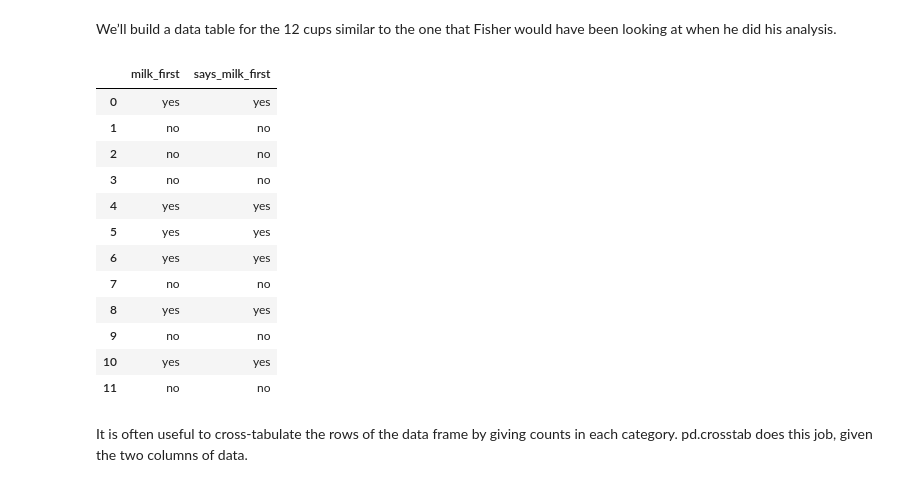
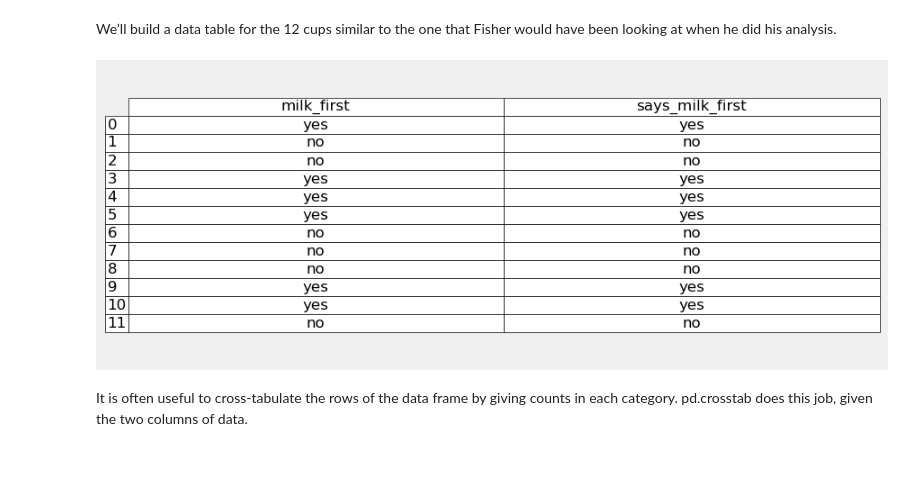
Before and after one commit to ECronin1973/Applied_Statistics_MyWork, a Jupyter notebook: tasks.ipynb, the cells around one changed output. Drawn from its saved outputs; the diff is of its cells as text; code cells hidden in the pictures.

```diff
--- a/tasks.ipynb
+++ b/tasks.ipynb
@@ -102,34 +102,47 @@ plt.style.use('fivethirtyeight')
 # %% [markdown]
 We’ll build a data table for the 12 cups similar to the one that Fisher would have been looking at when he did his analysis.
 # %%
-# Make an empty DataFrame to store the twelve cups.
+# Make an empty DataFrame to store the twelve cups
 tea_df = pd.DataFrame()
-# insert a column that records whether the milk is poured before the tea, into that cup:
+
+# Insert a column that records whether the milk is poured before the tea, into that cup
 tea_df['milk_first'] = np.repeat(['yes', 'no'], [6, 6])
-# Add a column recording the guesses for the cups where milk was poured first:
+
+# Add a column recording the guesses for the cups where milk was poured first
 tea_df['says_milk_first'] = np.repeat(['yes', 'no'], [6, 6])
-# Take a sample (without replacement) of 12 rows.
-# This has the effect of putting rows in random order.
+
+# Take a sample (without replacement) of 12 rows
 tea_df = tea_df.sample(12, replace=False)
-# Reset the row labels to throw away the labels showing the original order.
+
+# Reset the row labels to throw away the labels showing the original order
 tea_df = tea_df.reset_index(drop=True)
+
+# Add an index column to display row numbers
+tea_df.index.name = 'Guess No.'
+
+# Create a figure and axis
+fig, ax = plt.subplots(figsize=(8, 4))
+
+# Hide the axes
+ax.xaxis.set_visible(False)
+ax.yaxis.set_visible(False)
+ax.set_frame_on(False)
+
+# Create the table
+table = ax.table(cellText=tea_df.values, colLabels=tea_df.columns, rowLabels=tea_df.index, cellLoc='center', loc='center')
+
+# Style the table
+table.auto_set_font_size(False)
+table.set_fontsize(12)
+table.scale(1.2, 1.2)
+
+# Save the table as an image
+plt.savefig('images/tea_df_table.png', bbox_inches='tight', pad_inches=0)
+
+# Show our reconstruction of Fisher's table based on 12 random guesses
+plt.show()
+# %% [output]
+[figure, added]
-# %%
-# Show our reconstruction of Fisher's table based on 12 random guesses.
-tea_df
-# %% [output]
-|  | milk_first | says_milk_first |
-| 0 | yes | yes |
-| 1 | no | no |
-| 2 | no | no |
-| 3 | no | no |
-| 4 | yes | yes |
-| 5 | yes | yes |
-| 6 | yes | yes |
-| 7 | no | no |
-| 8 | yes | yes |
-| 9 | no | no |
-| 10 | yes | yes |
-| 11 | no | no |
 # %% [markdown]
 It is often useful to cross-tabulate the rows of the data frame by giving counts in each category. pd.crosstab does this job, given the two columns of data.
 # %%
```
Also changed, not shown: parts of 12 cells of this notebook, 1 other file.
